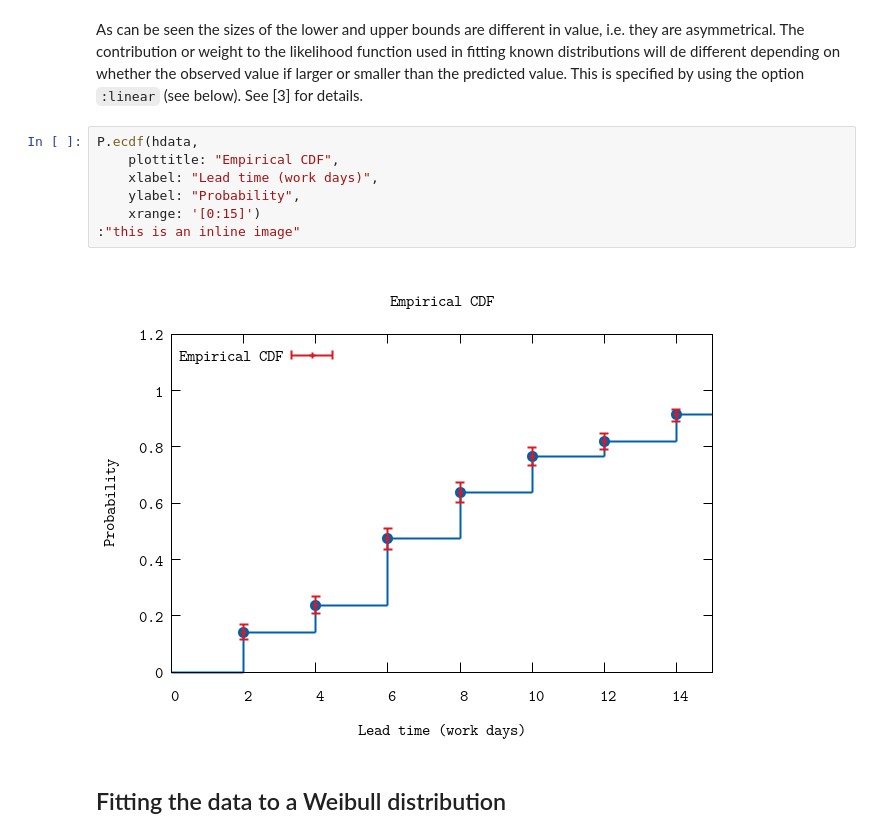
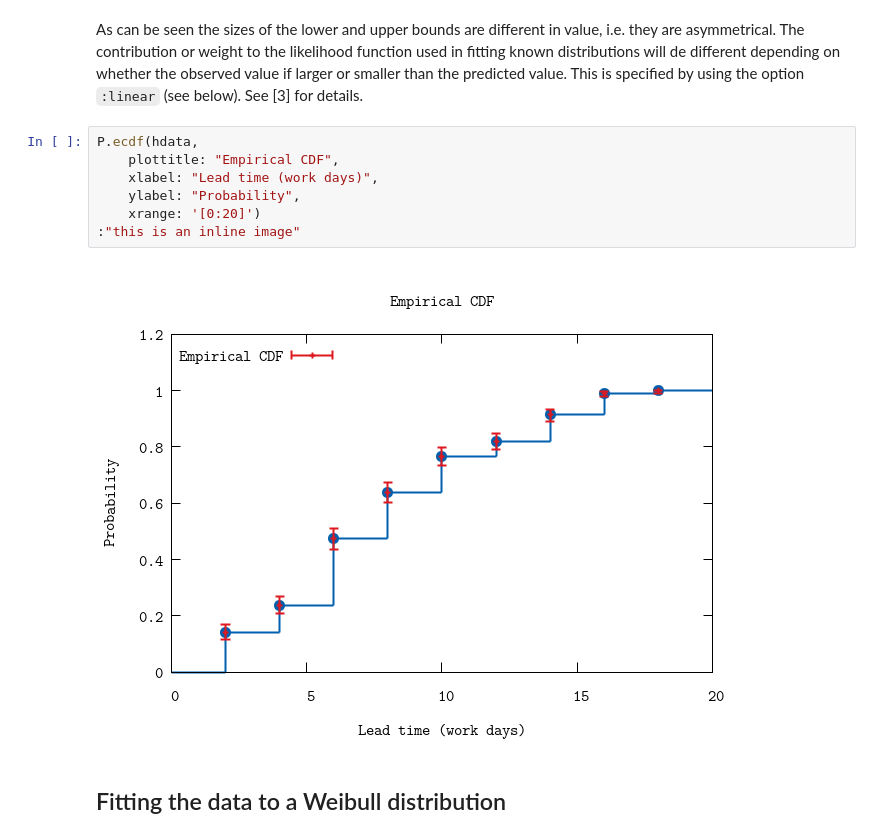
Before and after one commit to piisgaaf/chi2fit, a Jupyter notebook: notebooks/Multi-modal-data.ipynb, the cells around one changed output. Saved outputs shown, nothing was run; the diff lists cells and outputs as text.

```diff
--- a/notebooks/Multi-modal-data.ipynb
+++ b/notebooks/Multi-modal-data.ipynb
@@ -84,12 +84,12 @@ As can be seen the sizes of the lower and upper bounds are different in value, i
 # %%
 P.ecdf(hdata,
     plottitle: "Empirical CDF",
     xlabel: "Lead time (work days)",
     ylabel: "Probability",
-    xrange: '[0:15]')
+    xrange: '[0:20]')
 :"this is an inline image"
 # %% [output]
-[figure, old version]
+[figure, new version]
 # %% [markdown]
 ## Fitting the data to a Weibull distribution
 # %% [markdown]
```
Also changed, not shown: parts of 12 cells of this notebook.
